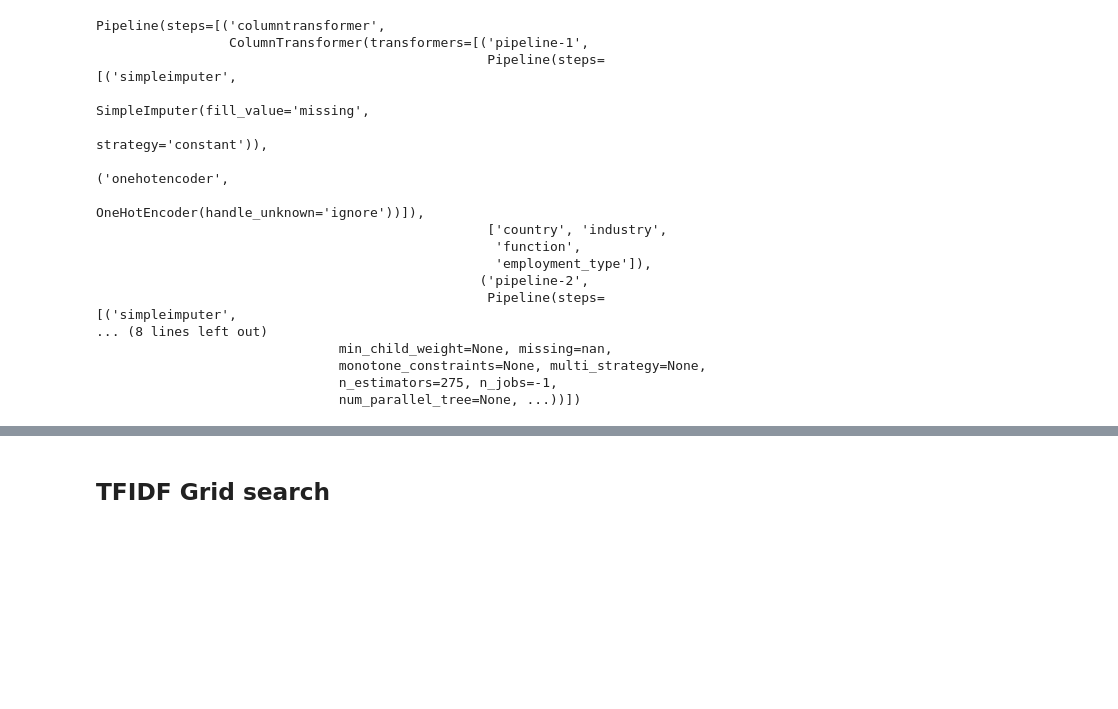
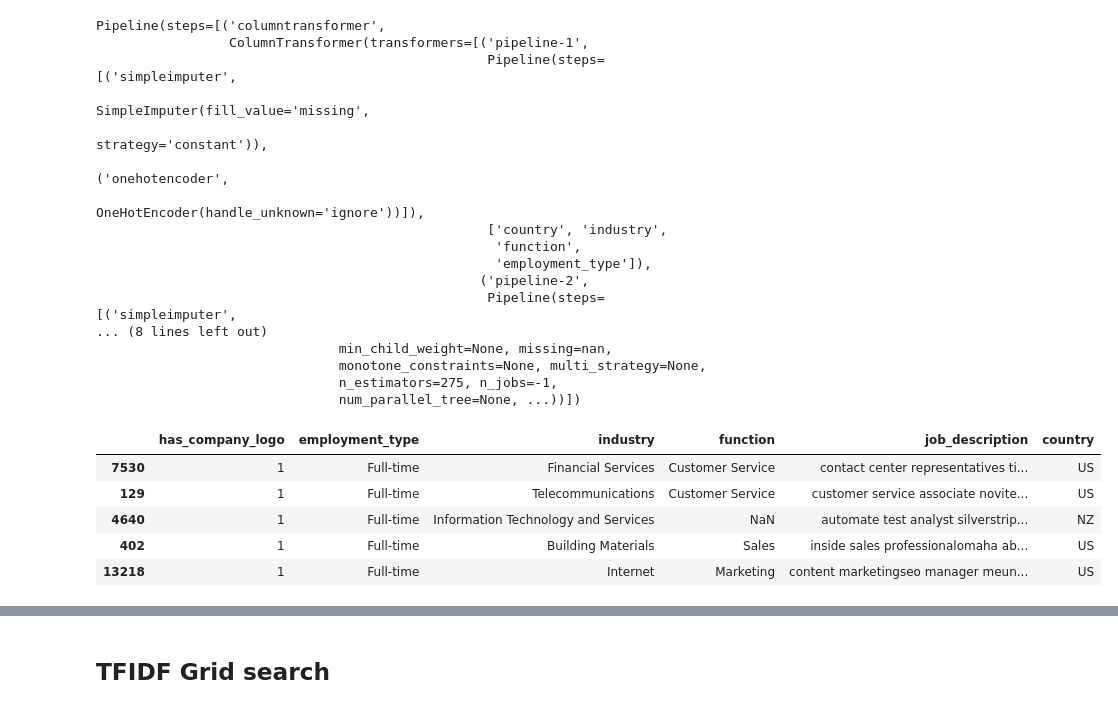
Before and after one commit to syeda-tabassum-rahaman/scam-job-detector, a Jupyter notebook: notebooks/gilles_eda.ipynb, the cells around one changed output, grey strips where cells are left out. Drawn from its saved outputs; the diff is of its cells as text; code cells hidden in the pictures; blank space fills up the shorter version.

```diff
--- a/notebooks/gilles_eda.ipynb
+++ b/notebooks/gilles_eda.ipynb
@@ -253,6 +236,15 @@ Pipeline(steps=[('columntransformer',
                                monotone_constraints=None, multi_strategy=None,
                                n_estimators=275, n_jobs=-1,
                                num_parallel_tree=None, ...))])
+# %%
+X_train.head()
+# %% [output]
+|  | has_company_logo | employment_type | industry | function | job_description | country |
+| 7530 | 1 | Full-time | Financial Services | Customer Service | contact center representatives ti... | US |
+| 129 | 1 | Full-time | Telecommunications | Customer Service | customer service associate novite... | US |
+| 4640 | 1 | Full-time | Information Technology and Services | NaN | automate test analyst silverstrip... | NZ |
+| 402 | 1 | Full-time | Building Materials | Sales | inside sales professionalomaha ab... | US |
+| 13218 | 1 | Full-time | Internet | Marketing | content marketingseo manager meun... | US |
 # %%
 #make xgb all features predictions on test set and evaluate
 y_pred_all_features = xgb_all_features.predict(X_test)
```
Also changed, not shown: parts of 17 cells of this notebook.
